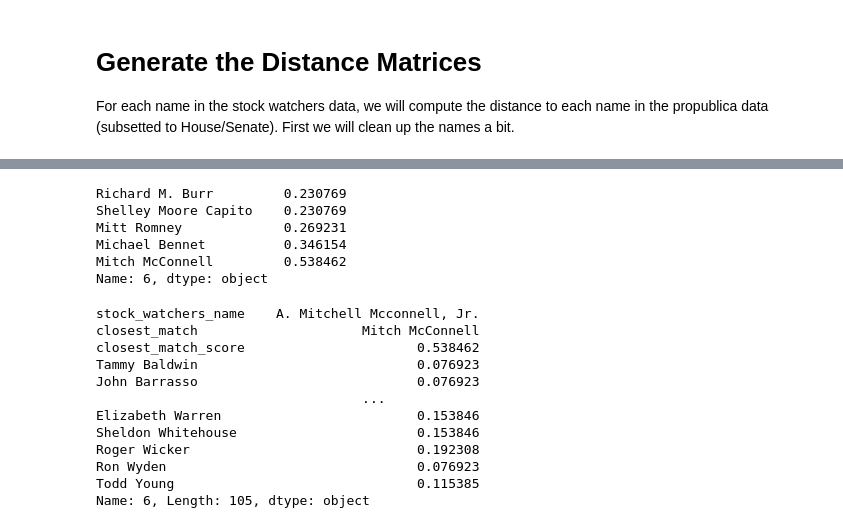
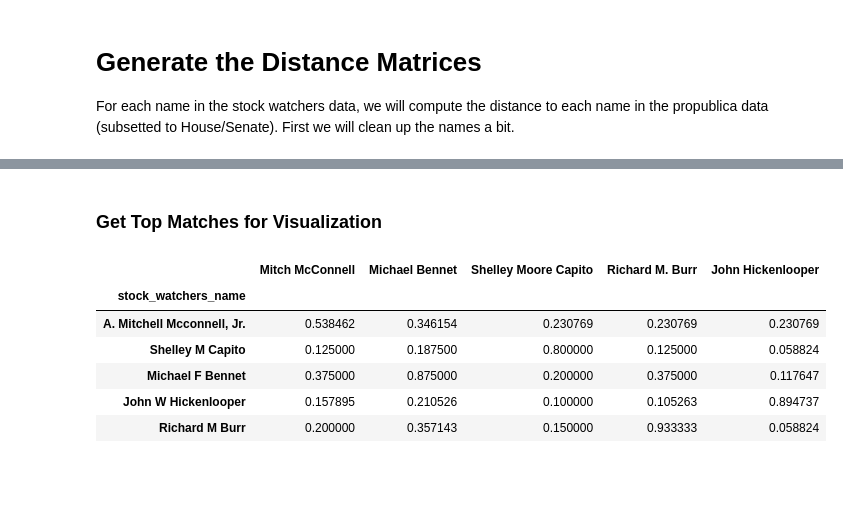
Before and after one commit to dliden-bitdotio/congress-names, a Jupyter notebook: src/visualizations.ipynb, the cells around one changed output, grey strips where cells are left out. Cells and saved outputs as stored; diff of their text form; code cells hidden in the pictures; blank space fills up the shorter version.

```diff
--- a/src/visualizations.ipynb
+++ b/src/visualizations.ipynb
@@ -65,6 +69,8 @@ def make_ls_matrix(names, candidates):
 # %%
 house_mat = make_ls_matrix(names=sw_house, candidates=prp_names_house)
 senate_mat = make_ls_matrix(names = sw_senate, candidates=prp_names_senate)
+# %% [markdown]
+### Get Top Matches for Visualization
 # %%
 def top_n_matches(member, n=5):
     """Takes a row for the matching matrix generated above. Returns a new
@@ -72,27 +78,22 @@ def top_n_matches(member, n=5):
     top_matches = list(member[3:].rank().sort_values().index.values[-n:])
     match_sub = member.loc[top_matches]
     return match_sub
-# %%
-top_n_matches(senate_mat.iloc[1])
-# %% [output]
-Richard M. Burr         0.230769
-Shelley Moore Capito    0.230769
-Mitt Romney             0.269231
-Michael Bennet          0.346154
-Mitch McConnell         0.538462
-Name: 6, dtype: object
-# %%
-senate_mat.iloc[1]
-# %% [output]
-stock_watchers_name    A. Mitchell Mcconnell, Jr.
-closest_match                     Mitch McConnell
-closest_match_score                      0.538462
-Tammy Baldwin                            0.076923
-John Barrasso                            0.076923
-                                  ...
-Elizabeth Warren                         0.153846
-Sheldon Whitehouse                       0.153846
-Roger Wicker                             0.192308
-Ron Wyden                                0.076923
-Todd Young                               0.115385
-Name: 6, Length: 105, dtype: object
+# %%
+list(top_n_matches(senate_mat.iloc[1], 7).index.values)
+
+prp_senate_sub = ['Mitch McConnell', 'Michael Bennet', 'Shelley Moore Capito',
+                  'Richard M. Burr', 'John Hickenlooper']
+sw_senate_sub = ['A. Mitchell Mcconnell, Jr.', 'Michael F Bennet', 'Shelley M Capito',
+                 'Richard M Burr', 'John W Hickenlooper']
+# %%
+senate_sub = (senate_mat.loc[senate_mat["stock_watchers_name"].isin(sw_senate_sub), ["stock_watchers_name"]+prp_senate_sub]
+                .set_index("stock_watchers_name"))
+senate_sub
+# %% [output]
+|  | Mitch McConnell | Michael Bennet | Shelley Moore Capito | Richard M. Burr | John Hickenlooper |
+| stock_watchers_name |  |  |  |  |  |
+| A. Mitchell Mcconnell, Jr. | 0.538462 | 0.346154 | 0.230769 | 0.230769 | 0.230769 |
+| Shelley M Capito | 0.125000 | 0.187500 | 0.800000 | 0.125000 | 0.058824 |
+| Michael F Bennet | 0.375000 | 0.875000 | 0.200000 | 0.375000 | 0.117647 |
+| John W Hickenlooper | 0.157895 | 0.210526 | 0.100000 | 0.105263 | 0.894737 |
+| Richard M Burr | 0.200000 | 0.357143 | 0.150000 | 0.933333 | 0.058824 |
```
Also changed, not shown: parts of 6 cells of this notebook.
